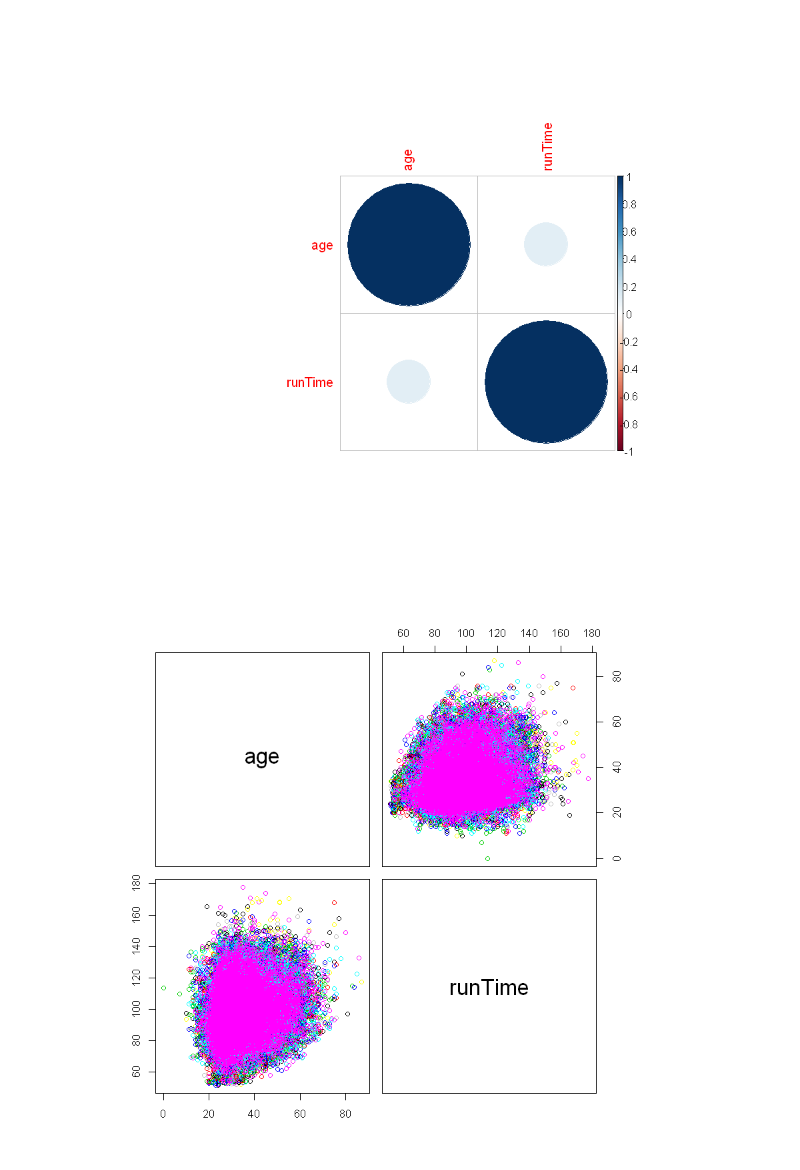
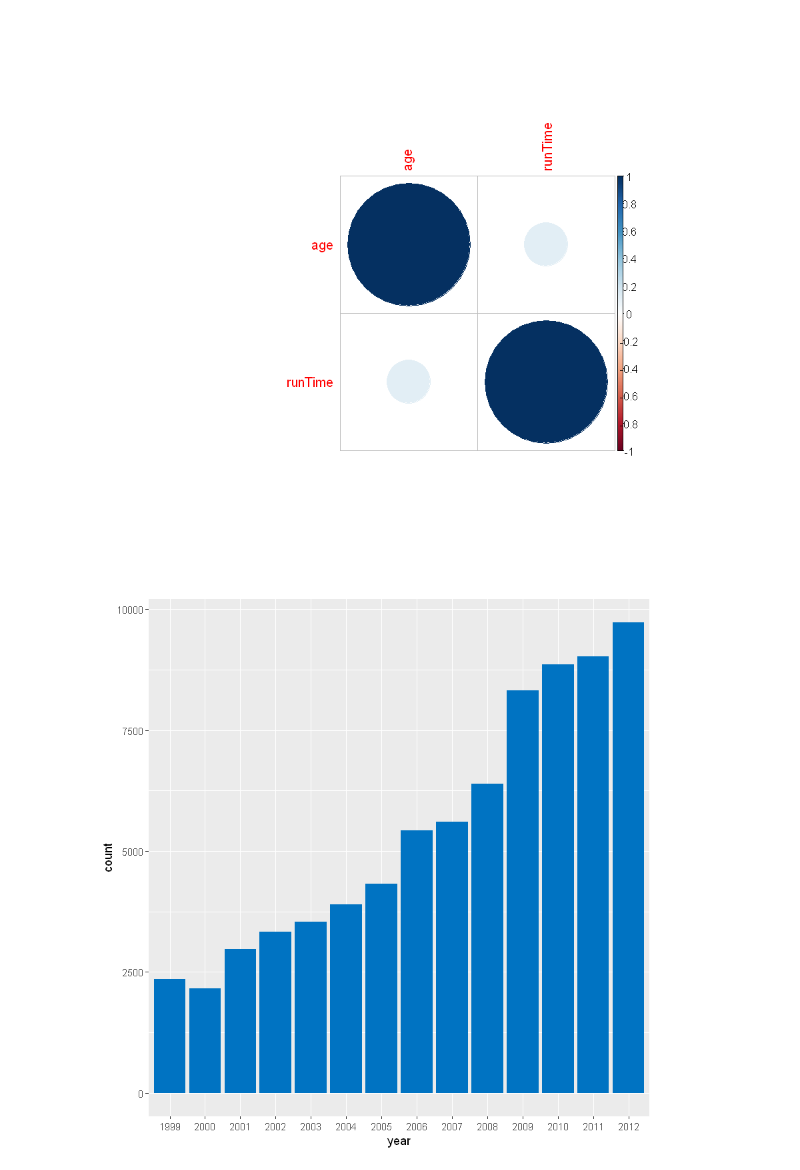
Before and after one commit to DrewLarsen2757/SMU_QTW, a Jupyter notebook: CASE_STUDY_4/Rikel_EDA_basic.ipynb, the cells around one changed output. Saved outputs shown, nothing was run; the diff lists cells and outputs as text; code cells hidden in the pictures.

```diff
--- a/CASE_STUDY_4/Rikel_EDA_basic.ipynb
+++ b/CASE_STUDY_4/Rikel_EDA_basic.ipynb
@@ -105,8 +149,3 @@ correlations <- cor(select_if(df, is.numeric))
 corrplot(correlations, method="circle")
 # %% [output]
 [figure]
-# %%
-# #matrix based on Attrition
-pairs(select_if(df, is.numeric), col=df$year)
-# %% [output]
-[figure, removed]
@@ -117,0 +154,6 @@ pairs(select_if(df, is.numeric), col=df$year)
+# %%
+ggplot(df, aes(year)) +
+  geom_bar(fill = "#0073C2FF")
+#   theme_pubclean()
+# %% [output]
+[figure, added]
```
Also changed, not shown: parts of 19 cells of this notebook, 1 other file.
